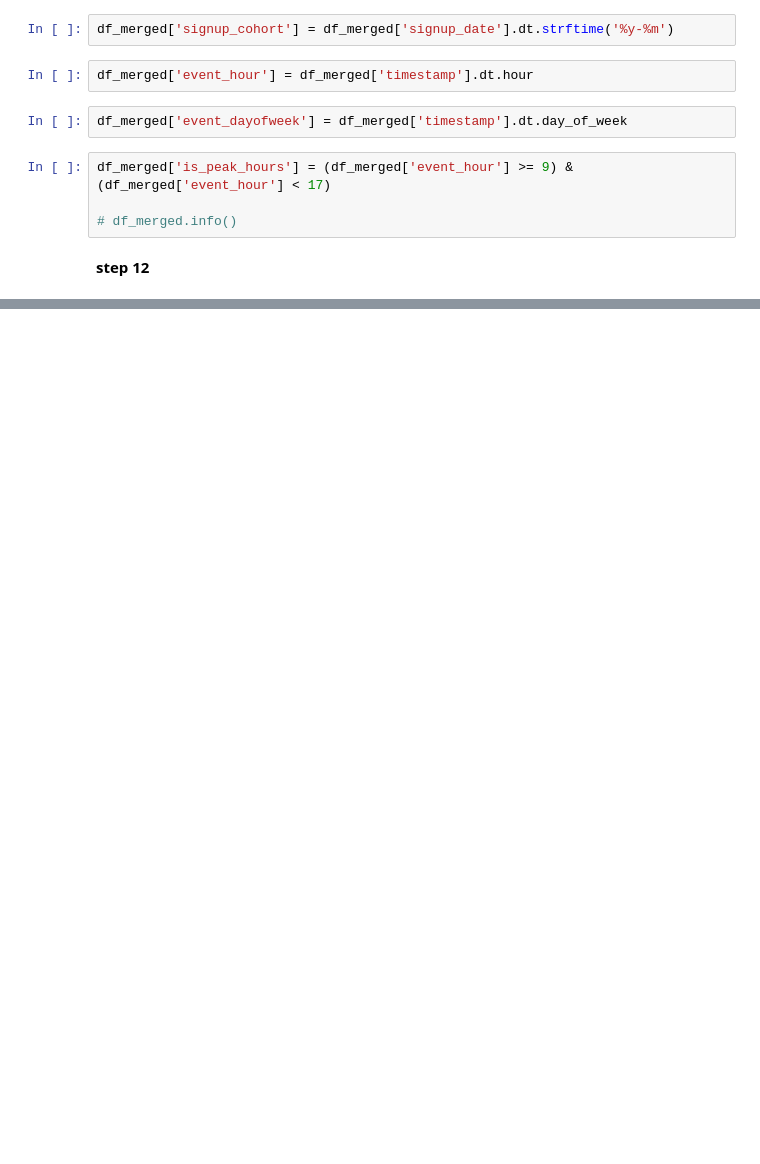
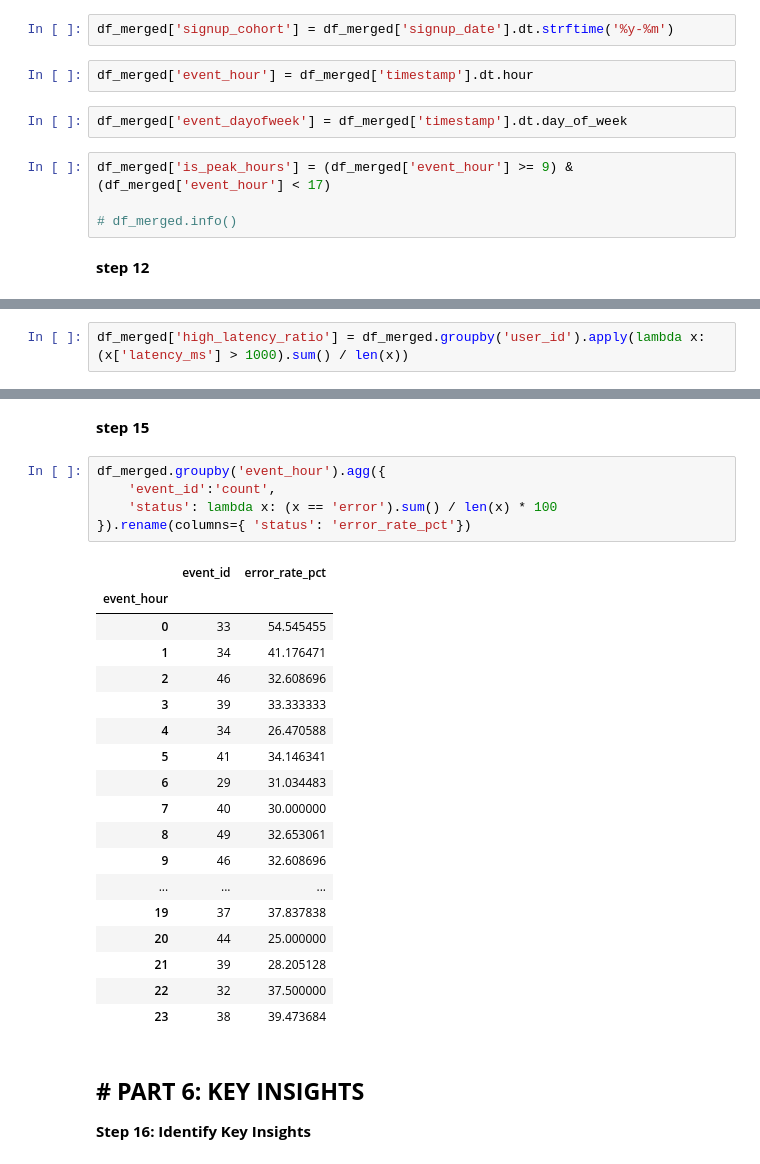
Before and after one commit to B04b0n/sonic-onboarding-plan-elad-s-hafifa, a Jupyter notebook: 03 - NumPy and Pandas/lab/exercises/03-dashboard-analysis/solution.ipynb, the cells around one changed output, grey strips where cells are left out. Cells and saved outputs as stored; diff of their text form; blank space fills up the shorter version.

```diff
--- a/03 - NumPy and Pandas/lab/exercises/03-dashboard-analysis/solution.ipynb
+++ b/03 - NumPy and Pandas/lab/exercises/03-dashboard-analysis/solution.ipynb
@@ -474,0 +476,2 @@ Name: total_events_by_user, Length: 955, dtype: float64
+# %%
+df_merged['high_latency_ratio'] = df_merged.groupby('user_id').apply(lambda x: (x['latency_ms'] > 1000).sum() / len(x))
@@ -474,0 +525,31 @@ Name: total_events_by_user, Length: 955, dtype: float64
+# %% [markdown]
+**step 15**
+# %%
+df_merged.groupby('event_hour').agg({
+    'event_id':'count',
+    'status': lambda x: (x == 'error').sum() / len(x) * 100
+}).rename(columns={ 'status': 'error_rate_pct'})
+# %% [output]
+|  | event_id | error_rate_pct |
+| event_hour |  |  |
+| 0 | 33 | 54.545455 |
+| 1 | 34 | 41.176471 |
+| 2 | 46 | 32.608696 |
+| 3 | 39 | 33.333333 |
+| 4 | 34 | 26.470588 |
+| 5 | 41 | 34.146341 |
+| 6 | 29 | 31.034483 |
+| 7 | 40 | 30.000000 |
+| 8 | 49 | 32.653061 |
+| 9 | 46 | 32.608696 |
+| ... | ... | ... |
+| 19 | 37 | 37.837838 |
+| 20 | 44 | 25.000000 |
+| 21 | 39 | 28.205128 |
+| 22 | 32 | 37.500000 |
+| 23 | 38 | 39.473684 |
+# %% [markdown]
+**# PART 6: KEY INSIGHTS**
+---
+
+**Step 16: Identify Key Insights**
```
Also changed, not shown: parts of 31 cells of this notebook, 3 other files.
